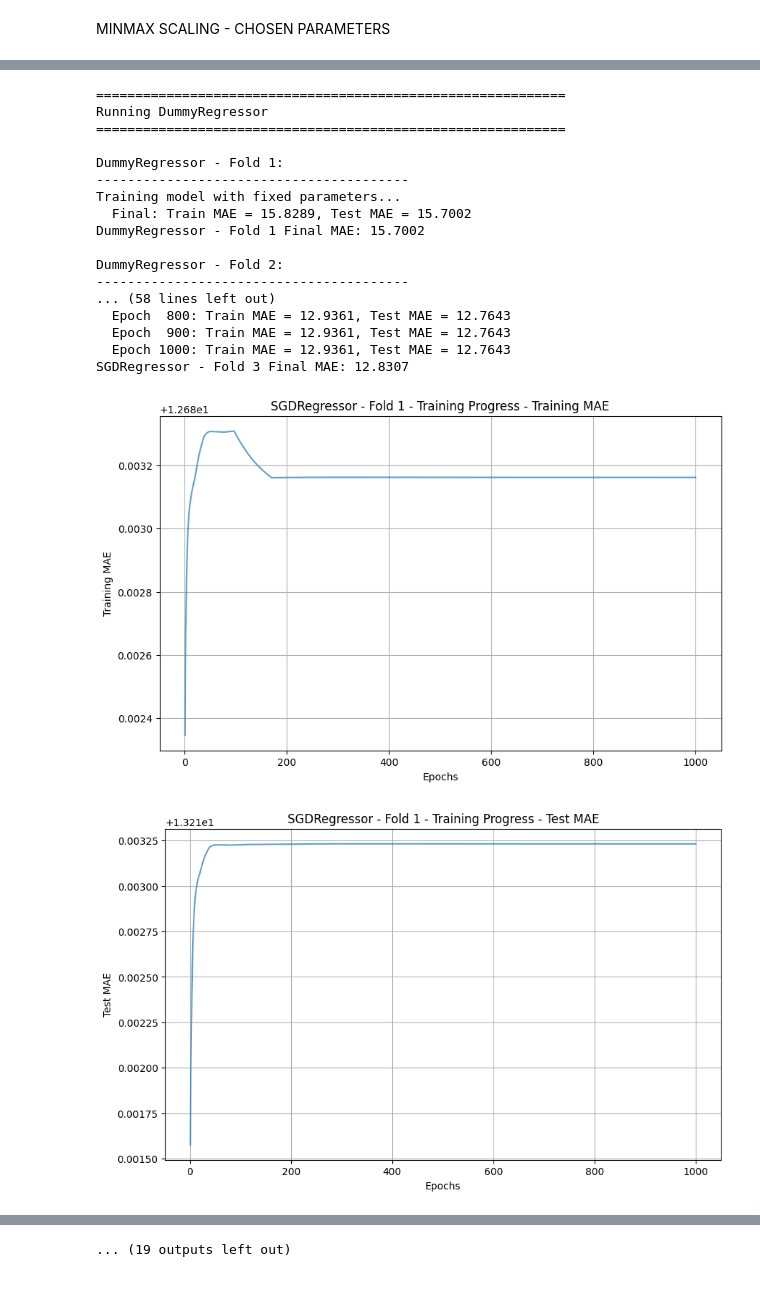
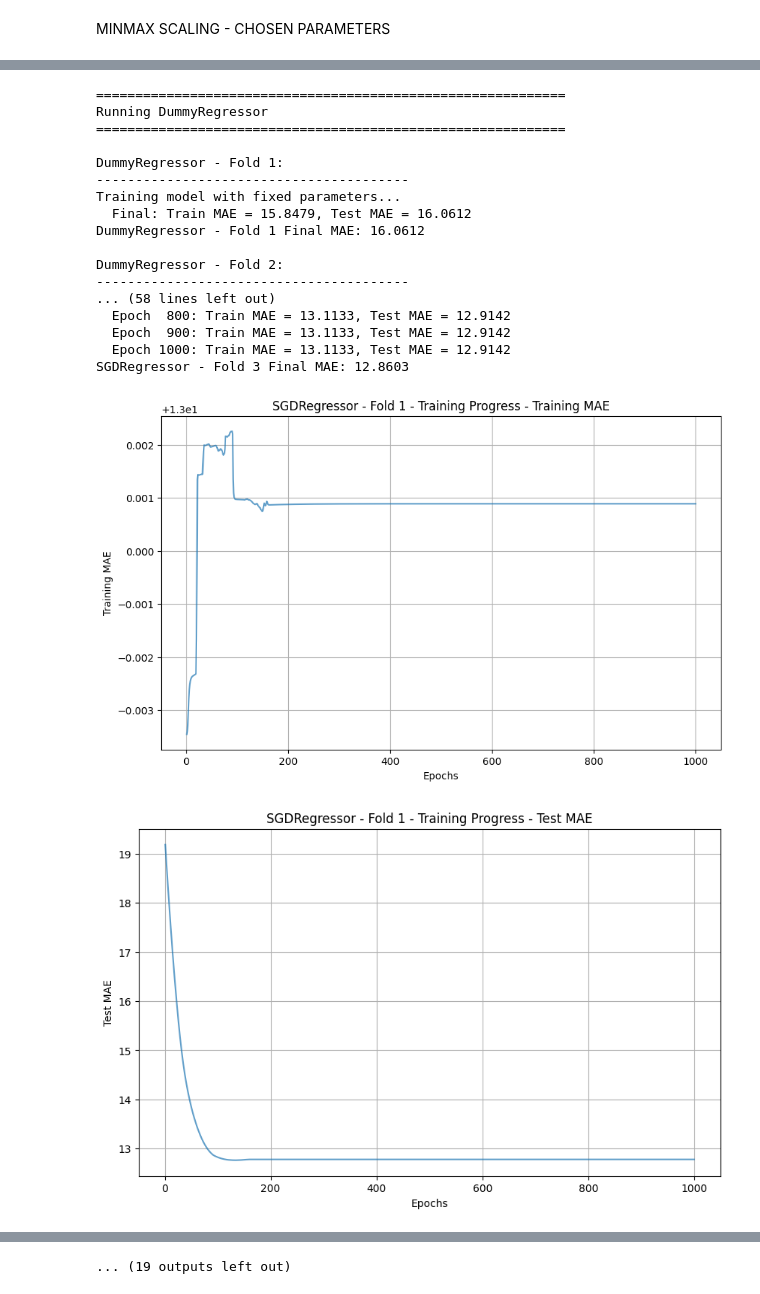
Before and after one commit to gungorman/ML-Group-69, a Jupyter notebook: final-ML.ipynb, the cells around one changed output, grey strips where cells are left out. Drawn from its saved outputs; the diff is of its cells as text; code cells hidden in the pictures.

```diff
--- a/final-ML.ipynb
+++ b/final-ML.ipynb
@@ -26,8 +27,6 @@ warnings.filterwarnings('ignore')
 original = pd.read_csv('health_insurance_train.csv')
 data = pd.read_csv('health_insurance_train.csv')
 data = data.replace({'yes': 1, 'no': 0})
-data = data.replace('', np.nan)
-data = data.dropna()
 encoder = OneHotEncoder(sparse_output=False, drop=None)  # keep all categories
 category_encoded = encoder.fit_transform(data[['education']])
 feature_names = encoder.get_feature_names_out(['education'])
@@ -41,11 +40,16 @@ category_encoded = encoder.fit_transform(data[['region']])
 feature_names = encoder.get_feature_names_out(['region'])
 data = data.drop('region', axis=1)
 data[feature_names] = category_encoded
+data = data.replace('', np.nan)
+imputer = SimpleImputer(strategy='mean')
+imputer.fit(data)
+data_transformed = imputer.transform(data)
+data = pd.DataFrame(data_transformed, columns=data.columns)
+#data = data.dropna()
+
 
 auto_data = pd.read_csv('health_insurance_autograde.csv')
 auto_data = auto_data.replace({'yes': 1, 'no': 0})
-auto_data = auto_data.replace('', np.nan)
-auto_data = auto_data.dropna()
 encoder = OneHotEncoder(sparse_output=False, drop=None)  # keep all categories
 category_encoded = encoder.fit_transform(auto_data[['education']])
 feature_names = encoder.get_feature_names_out(['education'])
@@ -59,6 +63,13 @@ category_encoded = encoder.fit_transform(auto_data[['region']])
 feature_names = encoder.get_feature_names_out(['region'])
 auto_data = auto_data.drop('region', axis=1)
 auto_data[feature_names] = category_encoded
+auto_data = auto_data.replace('', np.nan)
+imputer = SimpleImputer(strategy='mean')
+imputer.fit(auto_data)
+auto_data_transformed = imputer.transform(auto_data)
+auto_data = pd.DataFrame(auto_data_transformed, columns=auto_data.columns)
+#auto_data = auto_data.dropna()
+
 
 x_auto = auto_data.to_numpy()
 y_num = data["whrswk"].to_numpy()
@@ -94,6 +105,6 @@ data
 # %%
 '''Cross Validation'''
-def nested_cv(X, y, model, param_grid, outer_cv=5, inner_cv=5, model_name=""):
+def nested_cv(X, y, model, param_grid, outer_cv=5, inner_cv=6, model_name=""):
     outer_scores = []
     mae_scorer = make_scorer(mean_absolute_error, greater_is_better=False)
 
@@ -496,5 +507,5 @@ Improvement over dummy: 27.18%
 # %%
-def nested_cv_with_progress(X, y, model, param_grid, outer_cv=5, inner_cv=5, model_name=""):
+def nested_cv_with_progress(X, y, model, param_grid, outer_cv=5, inner_cv=6, model_name=""):
     """
     Nested cross-validation using MAE as scoring metric with progress tracking
     - Outputs training and test MAE during training
@@ -821,38 +832,38 @@ def create_trackable_models():
         ),
         'RandomForestRegressor': RandomForestRegressor(
             n_estimators=50,  # Reduced for demonstration
             max_depth=10,
             min_samples_split=2,
             min_samples_leaf=1,
             random_state=42,
             warm_start=True  # Enable incremental training
         ),
         'DecisionTreeRegressor': DecisionTreeRegressor(
             max_depth=10,
             min_samples_split=5,
             min_samples_leaf=2,
             random_state=42
         )
     }
 track_models = create_trackable_models()
 results = run_and_plot_models(x_num_stan, y_num, track_models)
 # %% [output]
 ============================================================
 Running DummyRegressor
 ============================================================
 
 DummyRegressor - Fold 1:
 ----------------------------------------
 Training model with fixed parameters...
-  Final: Train MAE = 15.8289, Test MAE = 15.7002
-DummyRegressor - Fold 1 Final MAE: 15.7002
+  Final: Train MAE = 15.8479, Test MAE = 16.0612
+DummyRegressor - Fold 1 Final MAE: 16.0612
 
 DummyRegressor - Fold 2:
 ----------------------------------------
 ... (58 lines left out)
-  Epoch  800: Train MAE = 12.9361, Test MAE = 12.7643
-  Epoch  900: Train MAE = 12.9361, Test MAE = 12.7643
-  Epoch 1000: Train MAE = 12.9361, Test MAE = 12.7643
-SGDRegressor - Fold 3 Final MAE: 12.8307
+  Epoch  800: Train MAE = 13.1133, Test MAE = 12.9142
+  Epoch  900: Train MAE = 13.1133, Test MAE = 12.9142
+  Epoch 1000: Train MAE = 13.1133, Test MAE = 12.9142
+SGDRegressor - Fold 3 Final MAE: 12.8603
-[figure, old version]
+[figure, new version]
-[figure, old version]
+[figure, new version]
```
Also changed, not shown: parts of 10 cells of this notebook, 1 other file.
